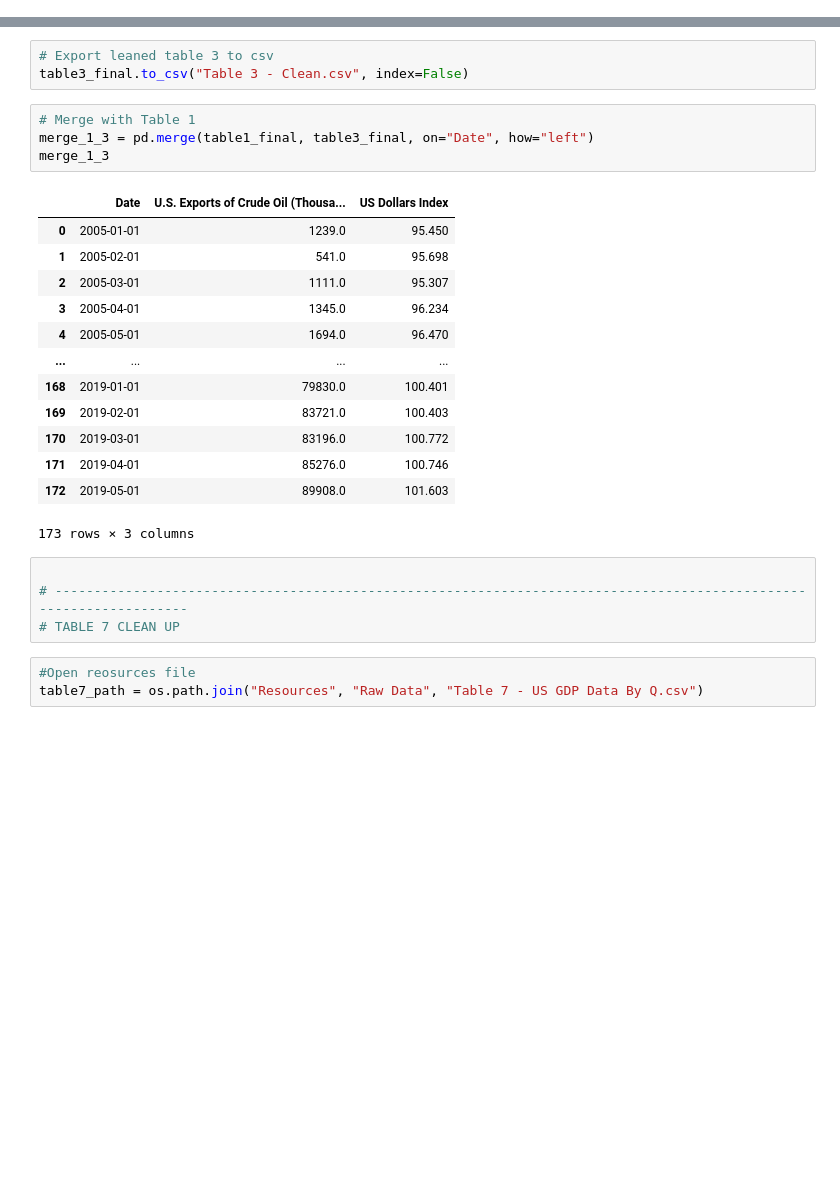
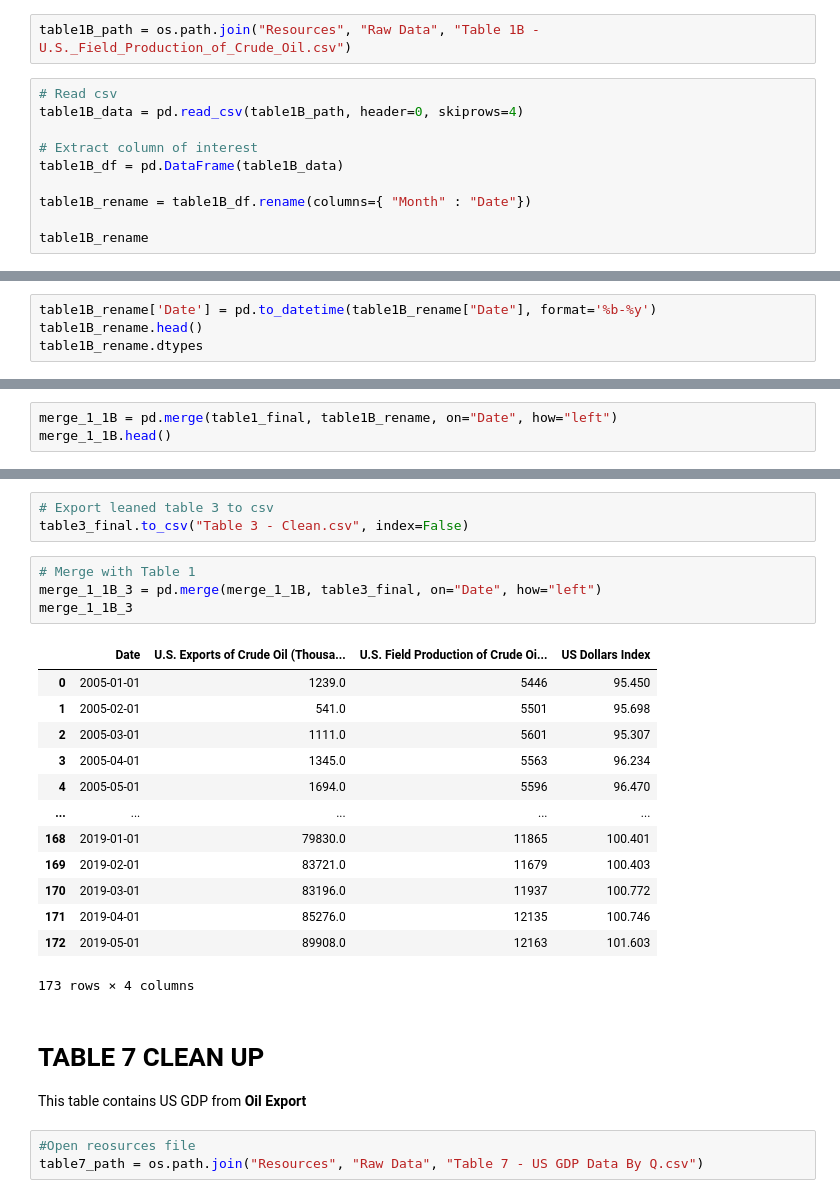
Before and after one commit to kk-deng/CanadaEnergyIE, a Jupyter notebook: Part 1 - US Oil Export and GDP vs. USD dollars.ipynb, the cells around one changed output, grey strips where cells are left out. Saved outputs shown, nothing was run; the diff lists cells and outputs as text; blank space fills up the shorter version.

```diff
--- a/Part 1 - US Oil Export and GDP vs. USD dollars.ipynb
+++ b/Part 1 - US Oil Export and GDP vs. USD dollars.ipynb
@@ -98,0 +89,12 @@ table1_final.to_csv("Table 1 - Clean.csv", index=False)
+# %%
+table1B_path = os.path.join("Resources", "Raw Data", "Table 1B - U.S._Field_Production_of_Crude_Oil.csv")
+# %%
+# Read csv
+table1B_data = pd.read_csv(table1B_path, header=0, skiprows=4)
+
+# Extract column of interest
+table1B_df = pd.DataFrame(table1B_data)
+
+table1B_rename = table1B_df.rename(columns={ "Month" : "Date"})
+
+table1B_rename
@@ -98,0 +115,4 @@ table1_final.to_csv("Table 1 - Clean.csv", index=False)
+# %%
+table1B_rename['Date'] = pd.to_datetime(table1B_rename["Date"], format='%b-%y')
+table1B_rename.head()
+table1B_rename.dtypes
@@ -98,0 +123,3 @@ table1_final.to_csv("Table 1 - Clean.csv", index=False)
+# %%
+merge_1_1B = pd.merge(table1_final, table1B_rename, on="Date", how="left")
+merge_1_1B.head()
@@ -139,26 +177,26 @@ table3_final
 table3_final.to_csv("Table 3 - Clean.csv", index=False)
 # %%
 # Merge with Table 1
-merge_1_3 = pd.merge(table1_final, table3_final, on="Date", how="left")
-merge_1_3
+merge_1_1B_3 = pd.merge(merge_1_1B, table3_final, on="Date", how="left")
+merge_1_1B_3
 # %% [output]
-|  | Date | U.S. Exports of Crude Oil (Thousa... | US Dollars Index |
-| 0 | 2005-01-01 | 1239.0 | 95.450 |
-| 1 | 2005-02-01 | 541.0 | 95.698 |
-| 2 | 2005-03-01 | 1111.0 | 95.307 |
-| 3 | 2005-04-01 | 1345.0 | 96.234 |
-| 4 | 2005-05-01 | 1694.0 | 96.470 |
-| ... | ... | ... | ... |
-| 168 | 2019-01-01 | 79830.0 | 100.401 |
-| 169 | 2019-02-01 | 83721.0 | 100.403 |
-| 170 | 2019-03-01 | 83196.0 | 100.772 |
-| 171 | 2019-04-01 | 85276.0 | 100.746 |
-| 172 | 2019-05-01 | 89908.0 | 101.603 |
+|  | Date | U.S. Exports of Crude Oil (Thousa... | U.S. Field Production of Crude Oi... | US Dollars Index |
+| 0 | 2005-01-01 | 1239.0 | 5446 | 95.450 |
+| 1 | 2005-02-01 | 541.0 | 5501 | 95.698 |
+| 2 | 2005-03-01 | 1111.0 | 5601 | 95.307 |
+| 3 | 2005-04-01 | 1345.0 | 5563 | 96.234 |
+| 4 | 2005-05-01 | 1694.0 | 5596 | 96.470 |
+| ... | ... | ... | ... | ... |
+| 168 | 2019-01-01 | 79830.0 | 11865 | 100.401 |
+| 169 | 2019-02-01 | 83721.0 | 11679 | 100.403 |
+| 170 | 2019-03-01 | 83196.0 | 11937 | 100.772 |
+| 171 | 2019-04-01 | 85276.0 | 12135 | 100.746 |
+| 172 | 2019-05-01 | 89908.0 | 12163 | 101.603 |
-173 rows × 3 columns
+173 rows × 4 columns
-# %%
-
-# -------------------------------------------------------------------------------------------------------------------
-# TABLE 7 CLEAN UP
+# %% [markdown]
+# TABLE 7 CLEAN UP
+
+This table contains US GDP from **Oil Export**
 # %%
 #Open reosurces file
 table7_path = os.path.join("Resources", "Raw Data", "Table 7 - US GDP Data By Q.csv")
```
Also changed, not shown: parts of 18 cells of this notebook, 1 other file.
